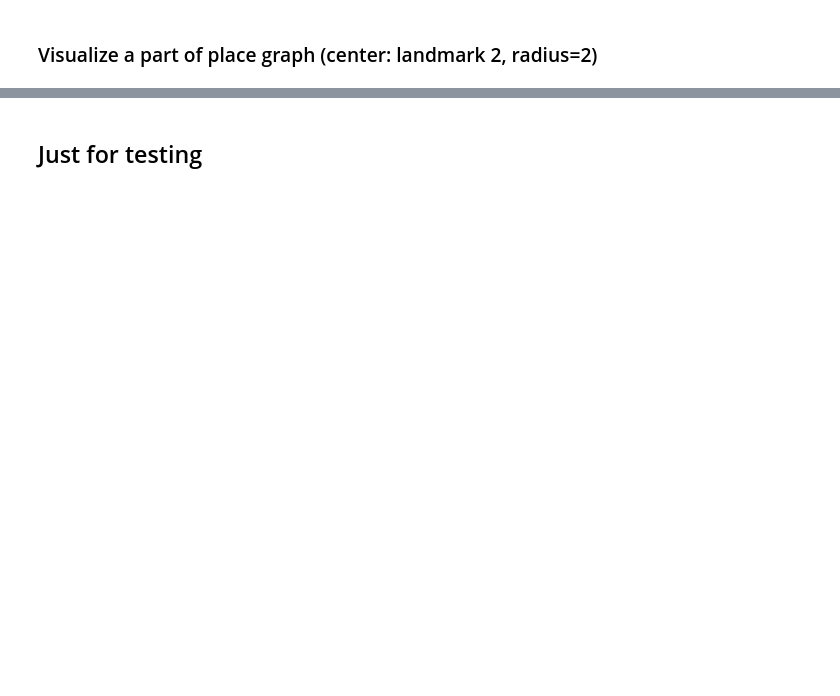
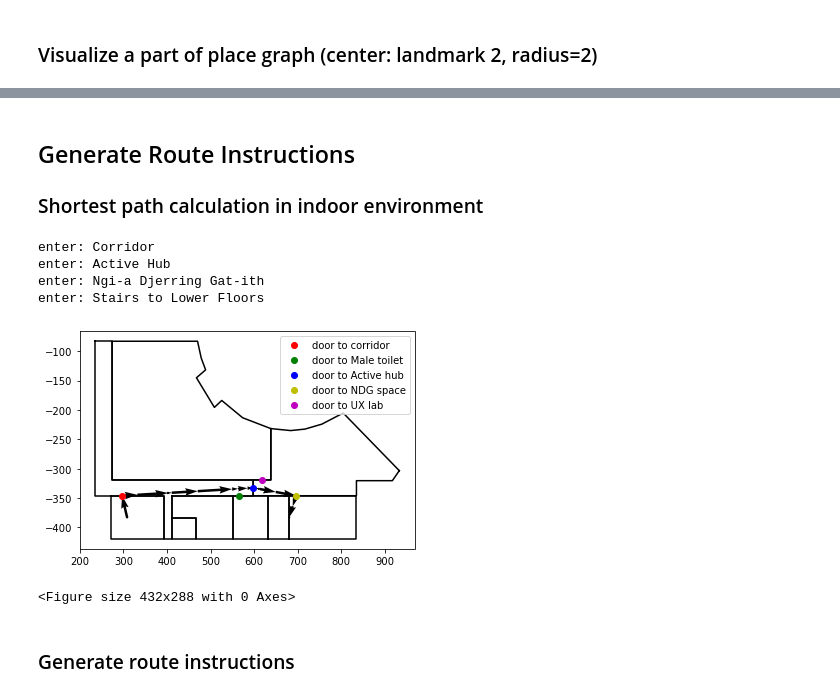
Before and after one commit to hamzeiehsan/indoor_view_graph, a Jupyter notebook: ViewGraph-Paper.ipynb, the cells around one changed output, grey strips where cells are left out. Cells and saved outputs as stored; diff of their text form; code cells hidden in the pictures; blank space fills up the shorter version.

```diff
--- a/ViewGraph-Paper.ipynb
+++ b/ViewGraph-Paper.ipynb
@@ -369,2 +391,0 @@ Parameters.print_info()
-# %%
-ie = read_env()
@@ -534,6 +406,11 @@ Select a single n-plet from different spatial relationships and visualize the gr
 2. near
 3. left/right
 # %%
+# selecting a space
+cidx = ie.containers_names.index('Corridor')
+vg = vgs[cidx]
+isovist_object = isovist_objects[cidx]
+
 def nplet_extraction(nplet_id):
     ## nplet_id = 'n830'
     place_graph[nplet_id]  # left
@@ -562,7 +439,7 @@ def nplet_extraction(nplet_id):
                                         'spring_strength': 0.05, 'damping': 0.09})
     return nt2, nodes
 
-spatial_expression = 'gateway 8 between landmark 25 and landmark 23'
+spatial_expression = 'the door to women toilet between the landmark 2 and the door to disabled toilet'
 for n in place_graph.nodes:
     if n.startswith('n') and 'exp' in place_graph.nodes[n].keys() and place_graph.nodes[n]['exp'] == spatial_expression:
         nplet = n
@@ -664,2 +463,0 @@ plotter.show()
-# %% [markdown]
-## Just for testing
@@ -680,0 +464,46 @@ for n in place_graph.nodes:
+# %% [markdown]
+## Generate Route Instructions
+
+### Shortest path calculation in indoor environment
+# %%
+info = {}
+# stairs to lower floors -> door (0)
+info['door to corridor'] = isovist_objects[0].door_points[0]
+info['door to Male toilet'] = isovist_objects[4].door_points[5]
+info['door to Active hub'] = isovist_objects[4].door_points[7]
+info['door to NDG space'] = isovist_objects[5].door_points[1]
+info['door to UX lab'] = isovist_objects[5].door_points[4]
+
+colors = ['ro', 'go', 'bo', 'yo', 'mo']
+
+# calculate shortest path
+start_container = 'Emergency Stairs'
+start_region = 0
+end_container = 'Stairs to Lower Floors'
+end_region = 0
+vp, pv = ie.shortest_path(start_container, start_region, end_container, end_region)
+
+# plot shortest path
+plotter = Plotter()
+for isovist_object in ie.isovist_objects:
+    plotter.add_poly(isovist_object.space_x, isovist_object.space_y)
+
+counter = 0
+for key, val in info.items():
+    color = colors[counter]
+    counter += 1
+    plotter.add_points([val], key, color=color)
+plotter.add_views(pv[1:])
+plotter.get_plt().legend()
+plotter.get_plt().savefig('path.png', dpi=300)
+plotter.show()
+plotter.close()
+# %% [output]
+enter: Corridor
+enter: Active Hub
+enter: Ngi-a Djerring Gat-ith
+enter: Stairs to Lower Floors
+[figure, added]
+<Figure size 432x288 with 0 Axes>
+# %% [markdown]
+### Generate route instructions
```
Also changed, not shown: parts of 53 cells of this notebook, 1 other file.
